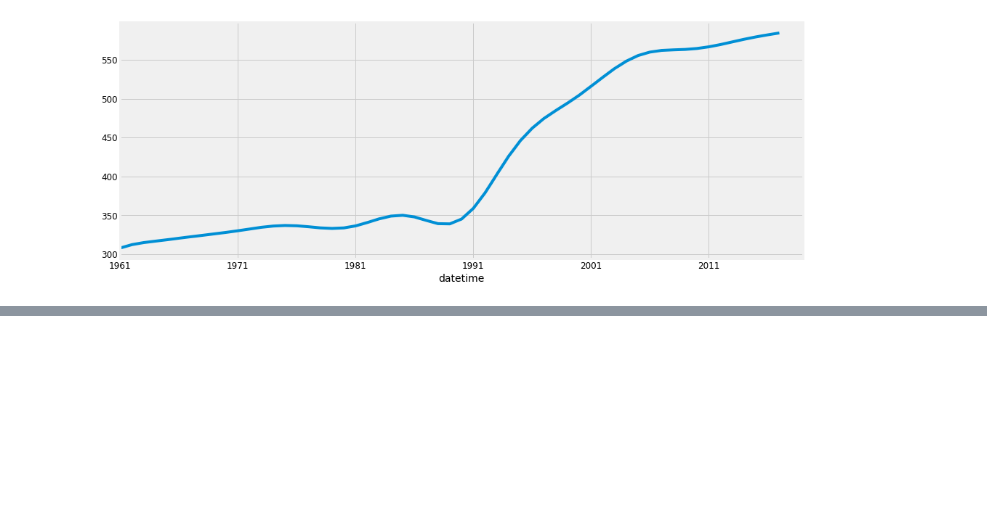
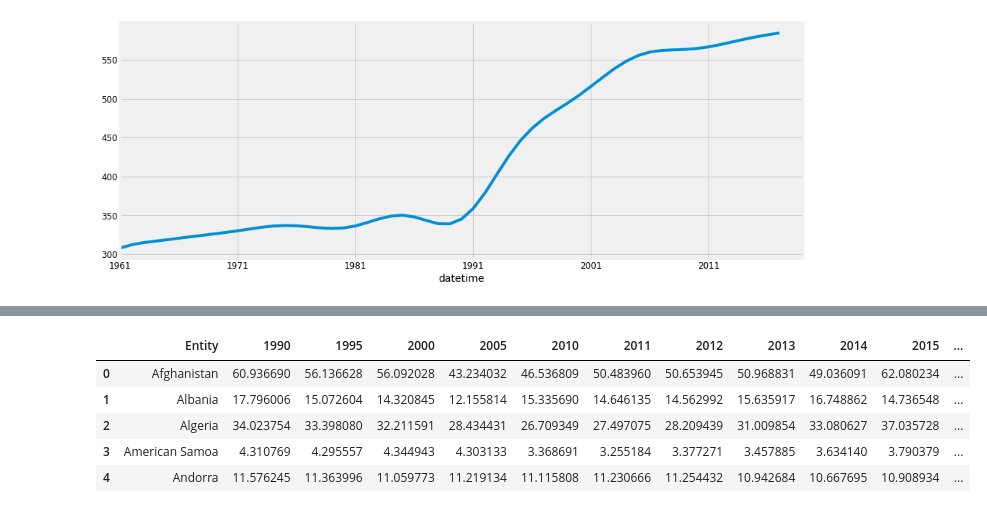
Before and after one commit to deforestation-dashboard/build_deforestationDash_DS1, a Jupyter notebook: DS1-Deforestation.ipynb, the cells around one changed output, grey strips where cells are left out. Saved outputs shown, nothing was run; the diff lists cells and outputs as text; code cells hidden in the pictures; blank space fills up the shorter version.

```diff
--- a/DS1-Deforestation.ipynb
+++ b/DS1-Deforestation.ipynb
@@ -145,0 +134,7 @@ df_env.T.head(35)
+# %%
+df_dis = pd.read_csv('natural-disasters-by-type.csv')
+df_air = pd.read_csv('PM25-air-pollution_ourworldindata.csv')
+df_carb = pd.read_csv('SYB60_T25_Carbon Dioxide Emission Estimates.csv')
+df_for = pd.read_csv('forest-area-as-share-of-land-area_ourworldindata_ByCountry.csv')
+
+df_dis.shape, df_air.shape, df_carb.shape, df_for.shape
@@ -145,0 +169,19 @@ df_env.T.head(35)
+# %%
+air = 'PM2.5 air pollution, mean annual exposure (micrograms per cubic meter) (micrograms per cubic meter)'
+
+years = {'Entity':df_air.loc[df_air['Year']==1990].Entity.values, '1990': df_air.loc[df_air['Year'] == 1990][air].values,
+        '1995': df_air.loc[df_air['Year'] == 1995][air].values, '2000': df_air.loc[df_air['Year'] == 2000][air].values,
+        '2005': df_air.loc[df_air['Year'] == 2005][air].values,'2010': df_air.loc[df_air['Year'] == 2010][air].values,
+        '2011': df_air.loc[df_air['Year'] == 2011][air].values,'2012': df_air.loc[df_air['Year'] == 2012][air].values,
+        '2013': df_air.loc[df_air['Year'] == 2013][air].values,'2014': df_air.loc[df_air['Year'] == 2014][air].values,
+        '2015': df_air.loc[df_air['Year'] == 2015][air].values,'2016': df_air.loc[df_air['Year'] == 2016][air].values}
+
+df_air2 = pd.DataFrame(years)
+df_air2.head()
+# %% [output]
+|  | Entity | 1990 | 1995 | 2000 | 2005 | 2010 | 2011 | 2012 | 2013 | 2014 | 2015 | ... |
+| 0 | Afghanistan | 60.936690 | 56.136628 | 56.092028 | 43.234032 | 46.536809 | 50.483960 | 50.653945 | 50.968831 | 49.036091 | 62.080234 | ... |
+| 1 | Albania | 17.796006 | 15.072604 | 14.320845 | 12.155814 | 15.335690 | 14.646135 | 14.562992 | 15.635917 | 16.748862 | 14.736548 | ... |
+| 2 | Algeria | 34.023754 | 33.398080 | 32.211591 | 28.434431 | 26.709349 | 27.497075 | 28.209439 | 31.009854 | 33.080627 | 37.035728 | ... |
+| 3 | American Samoa | 4.310769 | 4.295557 | 4.344943 | 4.303133 | 3.368691 | 3.255184 | 3.377271 | 3.457885 | 3.634140 | 3.790379 | ... |
+| 4 | Andorra | 11.576245 | 11.363996 | 11.059773 | 11.219134 | 11.115808 | 11.230666 | 11.254432 | 10.942684 | 10.667695 | 10.908934 | ... |
```
Also changed, not shown: parts of 12 cells of this notebook.
